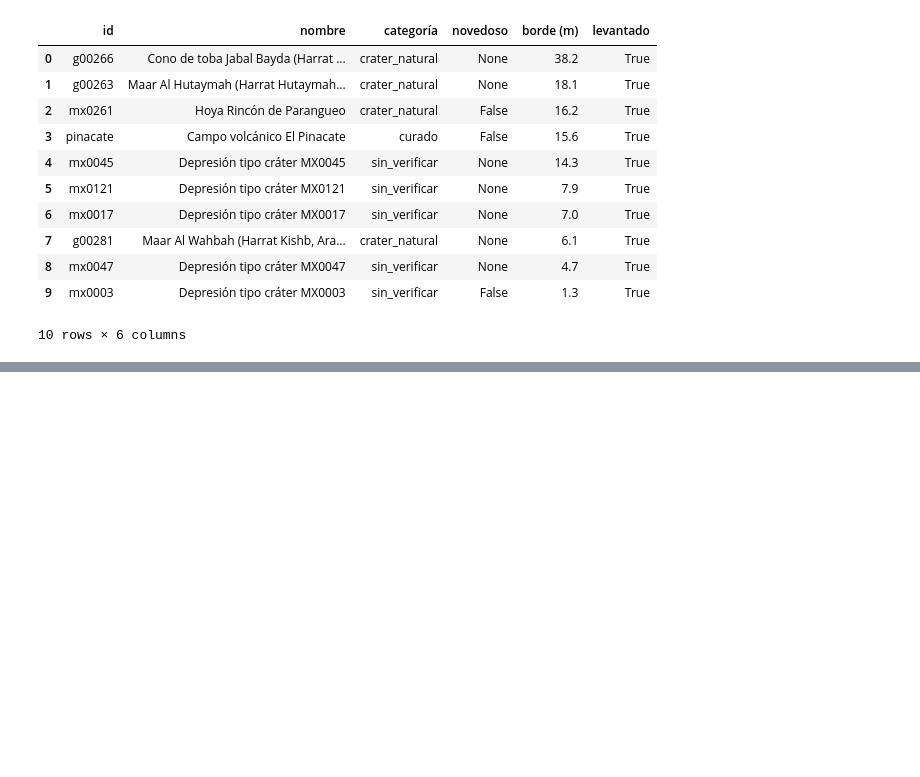
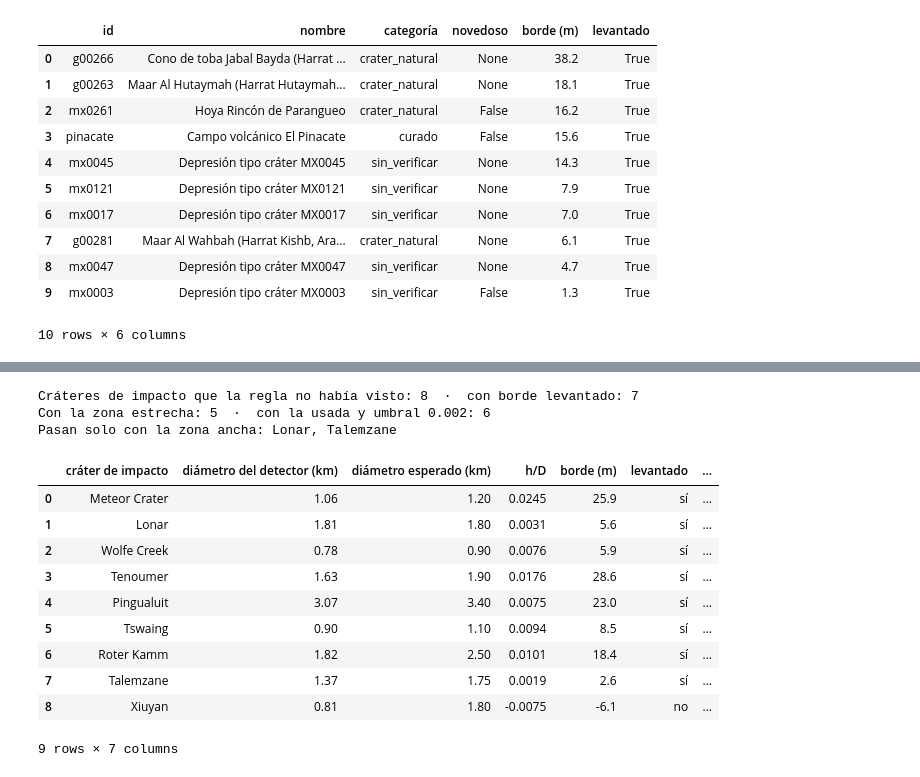
Before and after one commit to Niettzche/spaceapps-2026, a Jupyter notebook: informe/exposicion_modelo/01_borde_levantado.ipynb, the cells around one changed output, grey strips where cells are left out. Cells and saved outputs as stored; diff of their text form; code cells hidden in the pictures; blank space fills up the shorter version.

```diff
--- a/informe/exposicion_modelo/01_borde_levantado.ipynb
+++ b/informe/exposicion_modelo/01_borde_levantado.ipynb
@@ -279,0 +355,26 @@ Tajos con novedoso = true: 17; de ellos, con borde levantado: 0
+# %%
+ti = borde.tabla_impactos()
+ti["levantado"] = ti.h > borde.UMBRAL
+nuevos = ti[~ti.visto]
+h_estrecha = pd.Series([borde.altura(p, None, (0.9, 1.3)) for p in nuevos.perfil], index=nuevos.index)
+print(f"Cráteres de impacto que la regla no había visto: {len(nuevos)}  ·  con borde levantado: {int(nuevos.levantado.sum())}")
+print(f"Con la zona estrecha: {int((h_estrecha > 0).sum())}  ·  con la usada y umbral 0.002: {int((nuevos.h > 0.002).sum())}")
+print("Pasan solo con la zona ancha:", ", ".join(nuevos.nombre[nuevos.levantado & ~(h_estrecha > 0)]) or "ninguno")
+pd.DataFrame({"cráter de impacto": ti.nombre, "diámetro del detector (km)": ti.diam_km.round(2), "diámetro esperado (km)": ti.diam_esperado_km,
+              "h/D": ti.h.round(4), "borde (m)": (ti.h * ti.diam_km * 1000).round(1), "levantado": np.where(ti.levantado, "sí", "no"),
+              "¿nuevo para la regla?": np.where(ti.visto, "no (ya era " + ti.candidato.fillna("") + ")", "sí")})
+# %% [output]
+Cráteres de impacto que la regla no había visto: 8  ·  con borde levantado: 7
+Con la zona estrecha: 5  ·  con la usada y umbral 0.002: 6
+Pasan solo con la zona ancha: Lonar, Talemzane
+|  | cráter de impacto | diámetro del detector (km) | diámetro esperado (km) | h/D | borde (m) | levantado | ... |
+| 0 | Meteor Crater | 1.06 | 1.20 | 0.0245 | 25.9 | sí | ... |
+| 1 | Lonar | 1.81 | 1.80 | 0.0031 | 5.6 | sí | ... |
+| 2 | Wolfe Creek | 0.78 | 0.90 | 0.0076 | 5.9 | sí | ... |
+| 3 | Tenoumer | 1.63 | 1.90 | 0.0176 | 28.6 | sí | ... |
+| 4 | Pingualuit | 3.07 | 3.40 | 0.0075 | 23.0 | sí | ... |
+| 5 | Tswaing | 0.90 | 1.10 | 0.0094 | 8.5 | sí | ... |
+| 6 | Roter Kamm | 1.82 | 2.50 | 0.0101 | 18.4 | sí | ... |
+| 7 | Talemzane | 1.37 | 1.75 | 0.0019 | 2.6 | sí | ... |
+| 8 | Xiuyan | 0.81 | 1.80 | -0.0075 | -6.1 | no | ... |
+9 rows × 7 columns
```
Also changed, not shown: parts of 12 cells of this notebook, 9 other files.
